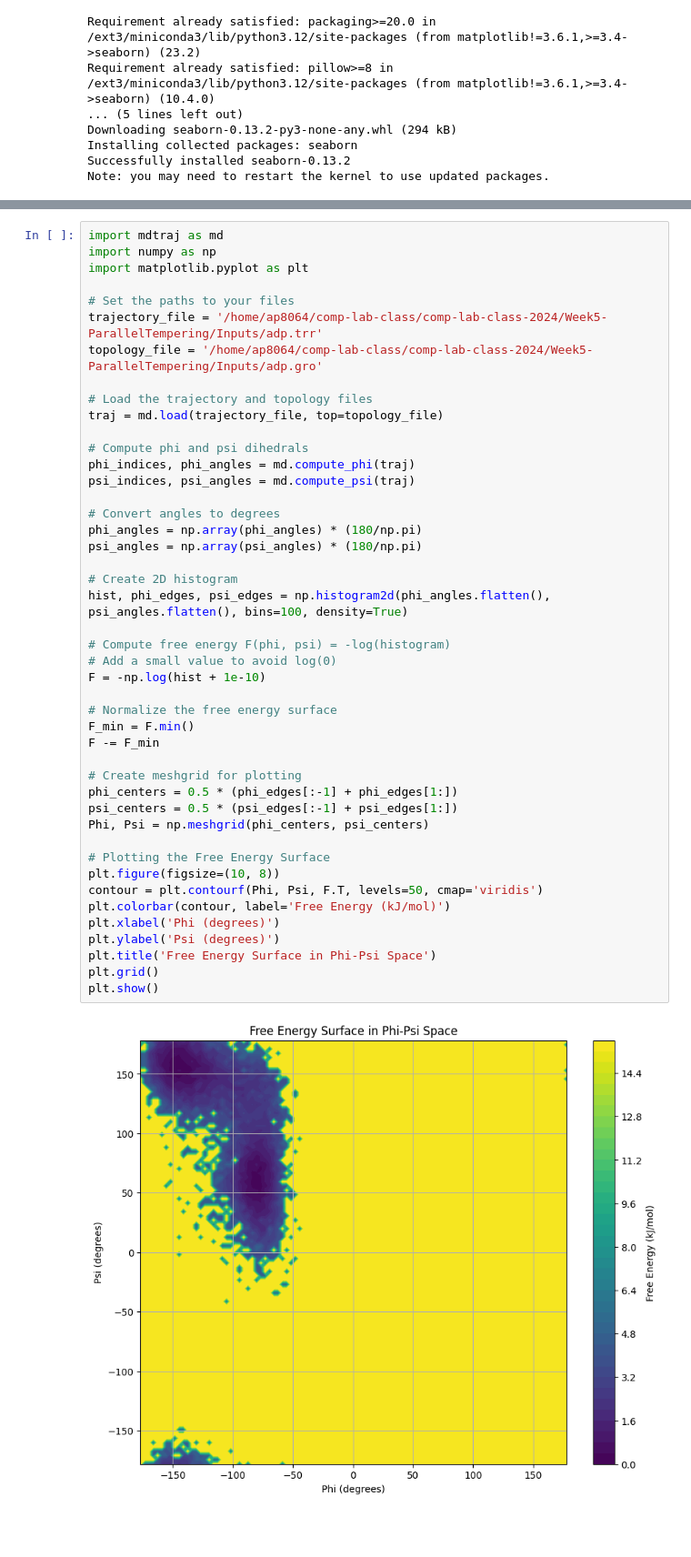
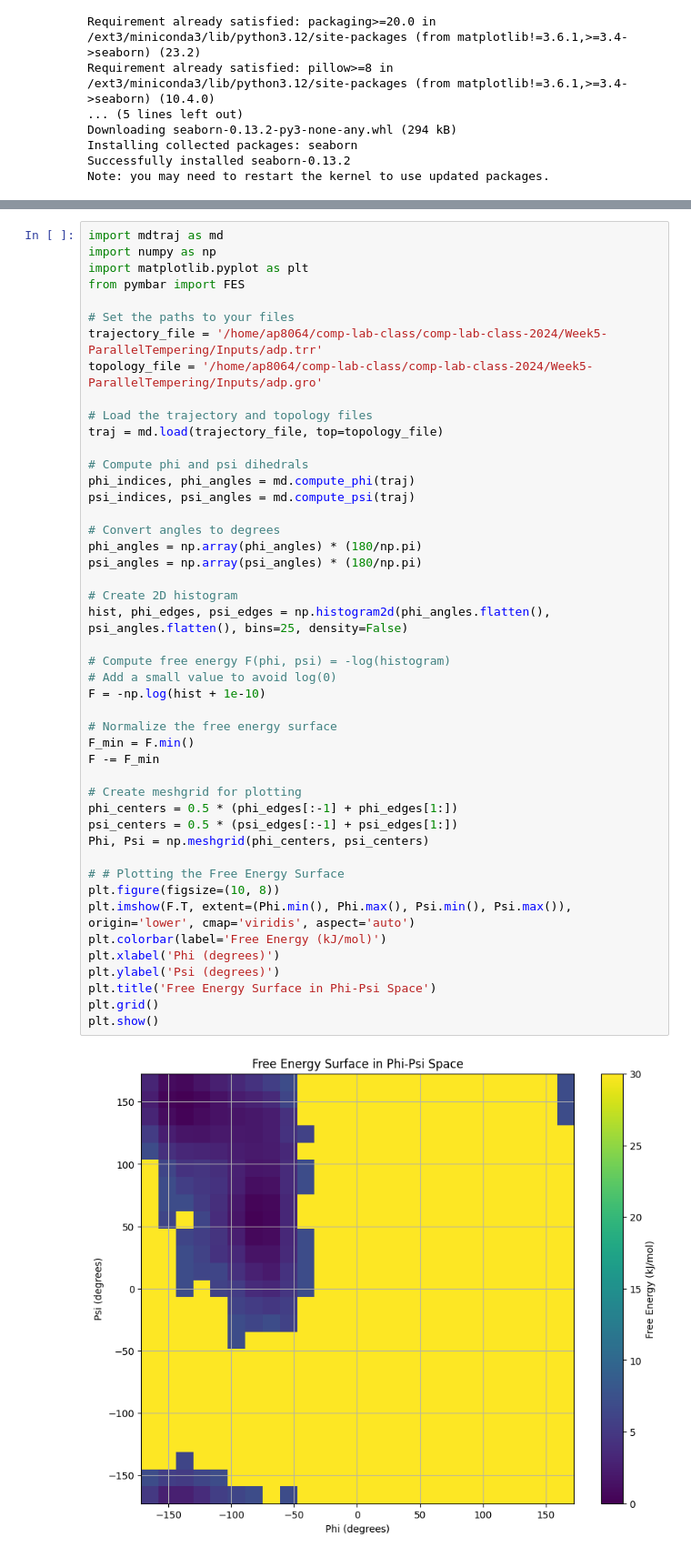
Before and after one commit to akshprad/comp-lab-class-2024, a Jupyter notebook: Week5-ParallelTempering/Assignment5.ipynb, the cells around one changed output, grey strips where cells are left out. Shown at 91% size. Saved outputs shown, nothing was run; the diff lists cells and outputs as text; blank space fills up the shorter version.

```diff
--- a/Week5-ParallelTempering/Assignment5.ipynb
+++ b/Week5-ParallelTempering/Assignment5.ipynb
@@ -70,6 +90,7 @@ Note: you may need to restart the kernel to use updated packages.
 import mdtraj as md
 import numpy as np
 import matplotlib.pyplot as plt
+from pymbar import FES
 
 # Set the paths to your files
 trajectory_file = '/home/ap8064/comp-lab-class/comp-lab-class-2024/Week5-ParallelTempering/Inputs/adp.trr'
@@ -81,38 +102,38 @@ traj = md.load(trajectory_file, top=topology_file)
 # Compute phi and psi dihedrals
 phi_indices, phi_angles = md.compute_phi(traj)
 psi_indices, psi_angles = md.compute_psi(traj)
 
 # Convert angles to degrees
 phi_angles = np.array(phi_angles) * (180/np.pi)
 psi_angles = np.array(psi_angles) * (180/np.pi)
 
 # Create 2D histogram
-hist, phi_edges, psi_edges = np.histogram2d(phi_angles.flatten(), psi_angles.flatten(), bins=100, density=True)
+hist, phi_edges, psi_edges = np.histogram2d(phi_angles.flatten(), psi_angles.flatten(), bins=25, density=False)
 
 # Compute free energy F(phi, psi) = -log(histogram)
 # Add a small value to avoid log(0)
 F = -np.log(hist + 1e-10)
 
 # Normalize the free energy surface
 F_min = F.min()
 F -= F_min
 
 # Create meshgrid for plotting
 phi_centers = 0.5 * (phi_edges[:-1] + phi_edges[1:])
 psi_centers = 0.5 * (psi_edges[:-1] + psi_edges[1:])
 Phi, Psi = np.meshgrid(phi_centers, psi_centers)
 
-# Plotting the Free Energy Surface
+# # Plotting the Free Energy Surface
 plt.figure(figsize=(10, 8))
-contour = plt.contourf(Phi, Psi, F.T, levels=50, cmap='viridis')
-plt.colorbar(contour, label='Free Energy (kJ/mol)')
+plt.imshow(F.T, extent=(Phi.min(), Phi.max(), Psi.min(), Psi.max()), origin='lower', cmap='viridis', aspect='auto')
+plt.colorbar(label='Free Energy (kJ/mol)')
 plt.xlabel('Phi (degrees)')
 plt.ylabel('Psi (degrees)')
 plt.title('Free Energy Surface in Phi-Psi Space')
 plt.grid()
 plt.show()
 # %% [output]
-[figure, old version]
+[figure, new version]
 # %%
 import mdtraj as md
 import numpy as np
```
Also changed, not shown: parts of 2 cells of this notebook, 42 other files.
